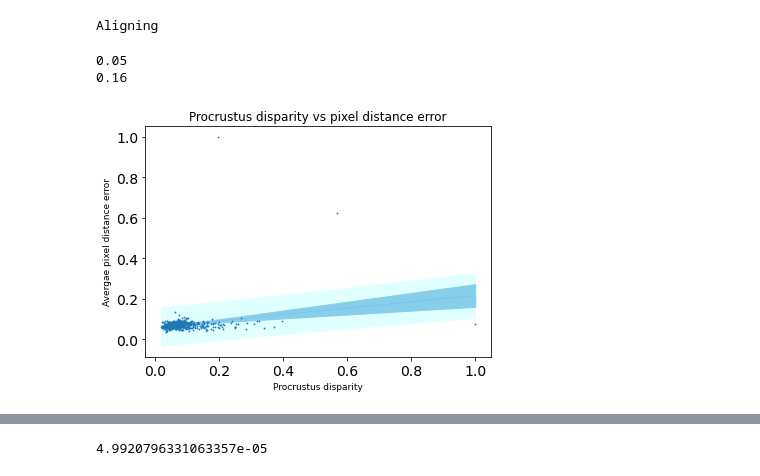
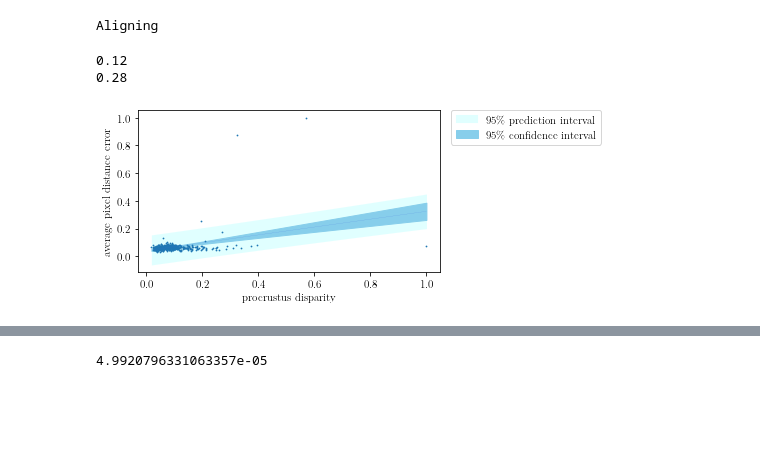
Before and after one commit to DylanGeldenhuys/Landmark-detection-for-tsetse-fly-wings, a Jupyter notebook: analysis-masks.ipynb, the cells around one changed output, grey strips where cells are left out. Saved outputs shown, nothing was run; the diff lists cells and outputs as text; code cells hidden in the pictures; blank space fills up the shorter version.

```diff
--- a/analysis-masks.ipynb
+++ b/analysis-masks.ipynb
@@ -60,7 +61,7 @@ def model_unet(model_input, in_channel=3, out_channel=1):
 #passsing this string so that if it's AttU_Net or R2ATTU_Net it doesn't throw an error at torchSummary
 network = model_unet(model_Inputs[4], 3, 11)
 
-network.load_state_dict(torch.load('saved-models/segmentation/model_unet-anneal-noAug_segment_finetune_TransF_0.pth'))
+network.load_state_dict(torch.load('saved-models/segmentation/model_unet-anneal_segment_finetune_TransF_0.pth'))
 network.cuda()
 # %% [output]
 NestedUNet(
@@ -173,8 +174,8 @@ with torch.no_grad():
         landmark = ((landmark + 0.5 )*torch.tensor([1280, 1024])).cuda()
         masks = masks.cuda()
         # why the + 0.5
-        prediction = network(images)['out']
-#         prediction = network(images)
+#         prediction = network(images)['out']
+        prediction = network(images)
 #         plot_prediction = prediction[0].cpu().numpy()
 
 #         plot_prediction = get_predicted_masks(plot_prediction)
@@ -488,44 +517,57 @@ y_line = np.polyval([slope, intercept], x_line)
 # confidence interval
 ci = t * std_error * (1/n + (x_line - x_mean)**2 / np.sum((x - x_mean)**2))**.5
 # predicting interval
 pi = t * std_error * (1 + 1/n + (x_line - x_mean)**2 / np.sum((x - x_mean)**2))**.5
 
 ############### Ploting
-plt.rcParams.update({'font.size': 14})
+# plt.rcParams.update({'font.size': 11})
+plt.rcParams['text.latex.preamble']=[r"\usepackage{lmodern}"]
+#Options
+params = {'text.usetex' : True,
+          'font.size' : 11,
+          'font.family' : 'lmodern',
+          }
+plt.rcParams.update(params)
+
 fig = plt.figure()
+# width is 5.251 inches
+# fig.set_size_inches(5.251,3.75)
+fig.set_size_inches(5.251,2.81)
+
 ax = fig.add_axes([.1, .1, .8, .8])
 
 #, 'o', color = 'royalblue')
 ax.plot(x_line, y_line, color = 'royalblue', linewidth=0.1)
-ax.fill_between(x_line, y_line + pi, y_line - pi, color = 'lightcyan', label = '95% prediction interval', linewidth=0.1)
-ax.fill_between(x_line, y_line + ci, y_line - ci, color = 'skyblue', label = '95% confidence interval')
+ax.fill_between(x_line, y_line + pi, y_line - pi, color = 'lightcyan', label = '95\% prediction interval', linewidth=0.1)
+ax.fill_between(x_line, y_line + ci, y_line - ci, color = 'skyblue', label = '95\% confidence interval')
 ax.scatter(x, y, s = 0.6)
 ax.set_xlabel('x')
 ax.set_ylabel('y')
 
 # rounding and position must be changed for each case and preference
 a = str(np.round(intercept))
 b = str(np.round(slope,2))
 r2s = str(np.round(r2,2))
 MSEs = str(np.round(MSE))
 
 #ax.text(45, 110, 'y = ' + a + ' + ' + b + ' x')
 #ax.text(45, 100, '$r^2$ = ' + r2s + '     MSE = ' + MSEs)
-plt.title('Procrustus disparity vs pixel distance error',  fontsize=12)
-plt.ylabel('Avergae pixel distance error',fontsize=9)
-plt.xlabel('Procrustus disparity',fontsize=9)
+# plt.title('Procrustus disparity vs pixel distance error',  fontsize=12)
+plt.ylabel('average pixel distance error')
+plt.xlabel('procrustus disparity')
 #plt.plot([0,0.6],[0.38,0.38], linewidth=0.5, c='g', label = 'Median average pixel distance error')
 #plt.plot([0.118,0.118],[0.0,1], linewidth=0.5, c='r', label = 'Median procrustus disparity')
-#plt.legend( fontsize=8)
+# plt.legend(bbox_to_anchor=(1.55,1.035))
+plt.legend(bbox_to_anchor=(1.55,1.035))
 #plt.xlim([0.0,0.005])
 #plt.ylim([0.0,40])
-plt.savefig('linear_reg.png')
+plt.savefig('segmentation-procrustes.pdf', bbox_inches="tight", dpi=1000)
 print(r2s)
 print(b)
 # %% [output]
-0.05
-0.16
+0.12
+0.28
-[figure, old version]
+[figure, new version]
 # %%
 plt.hist(procrustes_errors['procrustes_disparity'], bins = 100)
 plt.title('Histogram of Procrustes disparities')
```
Also changed, not shown: parts of 6 cells of this notebook, 4 other files.
